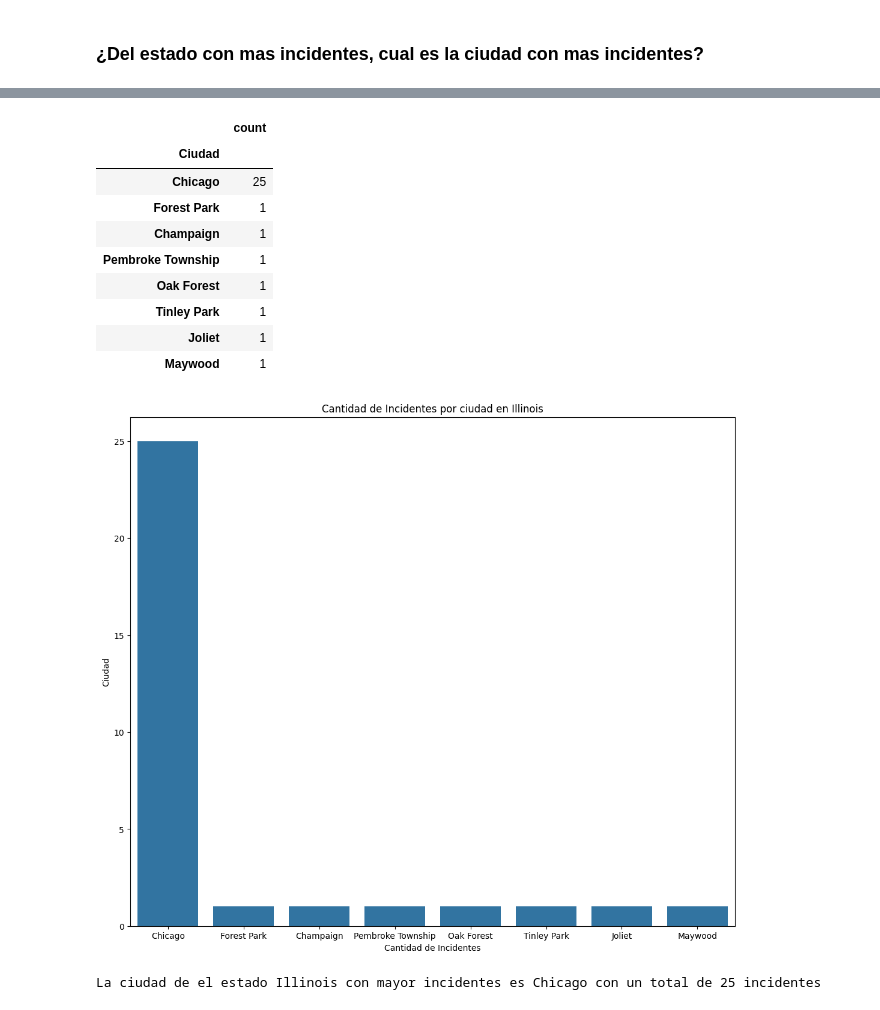
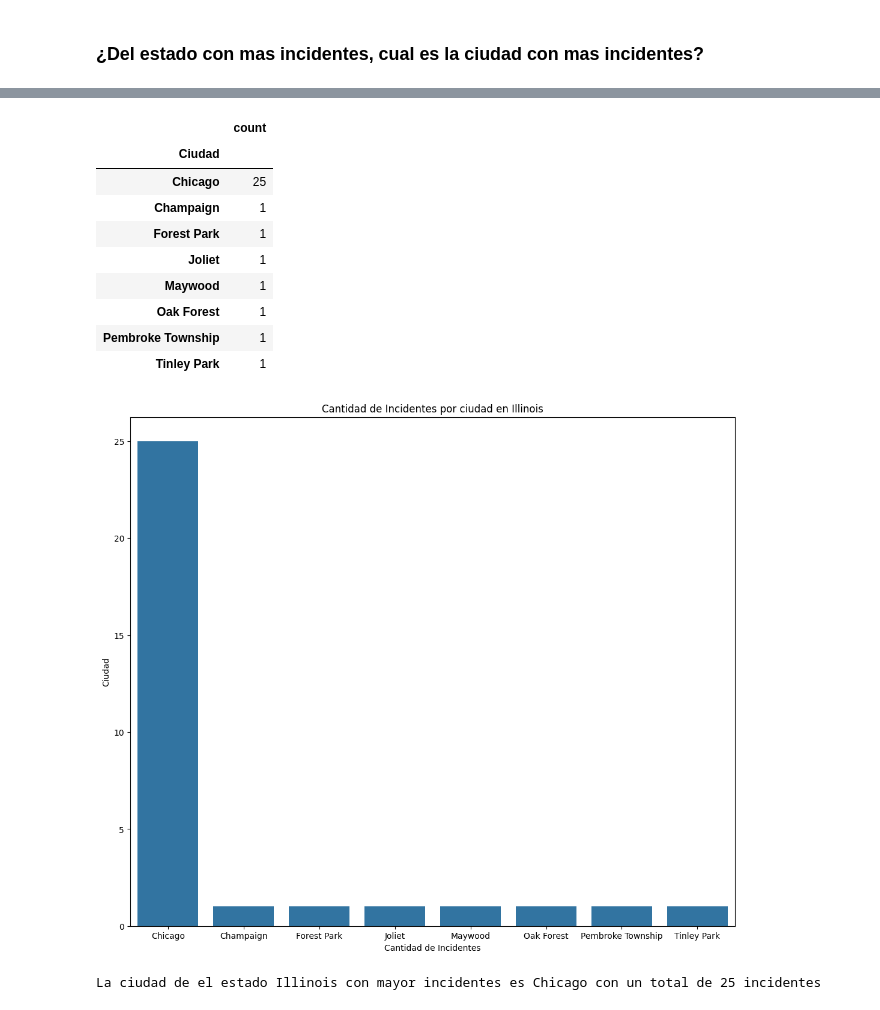
Before and after one commit to vamphook972/Gun_Violence_Dataset_US, a Jupyter notebook: Gun_Violence_Dataset_US.ipynb, the cells around one changed output, grey strips where cells are left out. Saved outputs shown, nothing was run; the diff lists cells and outputs as text; code cells hidden in the pictures.

```diff
--- a/Gun_Violence_Dataset_US.ipynb
+++ b/Gun_Violence_Dataset_US.ipynb
@@ -218,9 +218,9 @@ df1.head()
 ## 1)  Incidentes por estado
 # %%
 
-Estados_ataques = df1['Estado'].value_counts()
-Estados_ataques = pd.DataFrame(Estados_ataques)
-Estados_ataques
+estados_ataques = df1.groupby('Estado')['Estado'].value_counts().sort_values()
+estados_ataques = pd.DataFrame(estados_ataques)
+estados_ataques
 # %% [output]
 |  | count |
 | Estado |  |
@@ -252,8 +252,8 @@ plt.show()
 # %% [markdown]
 ### ¿Cual es el estado con más casos de incidentes con armas?
 # %%
-nombre_estado_mayor = Estados_ataques.index[0]
-cantidad_estado_mayor = Estados_ataques.iloc[0].item()
+nombre_estado_mayor = estados_ataques.index[-1]
+cantidad_estado_mayor = estados_ataques.iloc[-1].item()
 print(f'El estado con mas incidentes con armas en los estados unidos es {nombre_estado_mayor} con un total de {cantidad_estado_mayor} incidentes')
 # %% [output]
 El estado con mas incidentes con armas en los estados unidos es Illinois con un total de 32 incidentes
@@ -282,20 +282,20 @@ ciudades_estado_mayor
 | 404 | 2808531 | January 21, 2024 | Illinois | Joliet | 200 block of Davis St | 8 | 1 | ... |
 | 426 | 2840907 | January 1, 2024 | Illinois | Maywood | 1500 block of St Charles Rd | 2 | 2 | ... |
 # %%
-ciudades_mayor = ciudades_estado_mayor['Ciudad'].value_counts()
+ciudades_mayor = ciudades_estado_mayor.groupby('Ciudad')['Ciudad'].value_counts().sort_values(ascending=False)
 ciudades_mayor = pd.DataFrame(ciudades_mayor)
 ciudades_mayor
 # %% [output]
 |  | count |
 | Ciudad |  |
 | Chicago | 25 |
+| Champaign | 1 |
 | Forest Park | 1 |
-| Champaign | 1 |
-| Pembroke Township | 1 |
-| Oak Forest | 1 |
-| Tinley Park | 1 |
 | Joliet | 1 |
 | Maywood | 1 |
+| Oak Forest | 1 |
+| Pembroke Township | 1 |
+| Tinley Park | 1 |
 # %%
 plt.figure(figsize=(13,11))
 sns.barplot(data=ciudades_mayor, x='Ciudad', y='count')
@@ -304,7 +304,7 @@ plt.ylabel('Ciudad')
 plt.title(f'Cantidad de Incidentes por ciudad en {nombre_estado_mayor}')
 plt.show()
 # %% [output]
-[figure, old version]
+[figure, new version]
 # %%
 nombre_ciudad_mayor = ciudades_mayor.index[0]
 cantidad_ciudad_mayor = ciudades_mayor.iloc[0].item()
```
Also changed, not shown: parts of 3 cells of this notebook.
